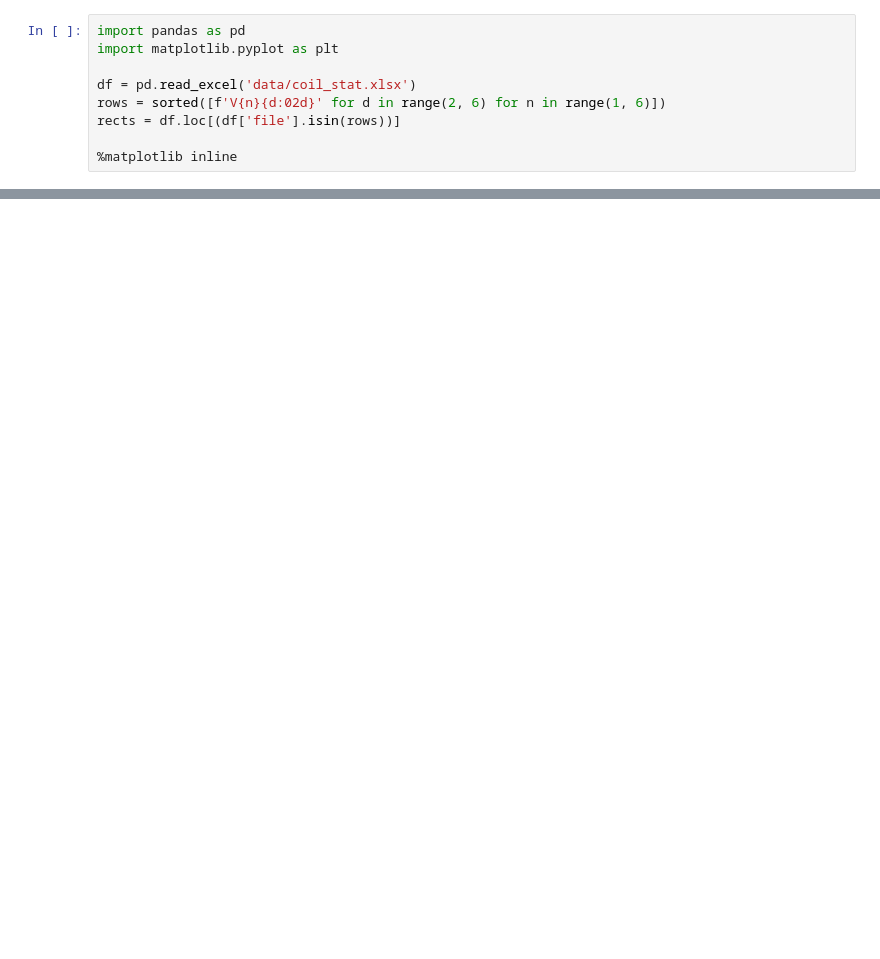
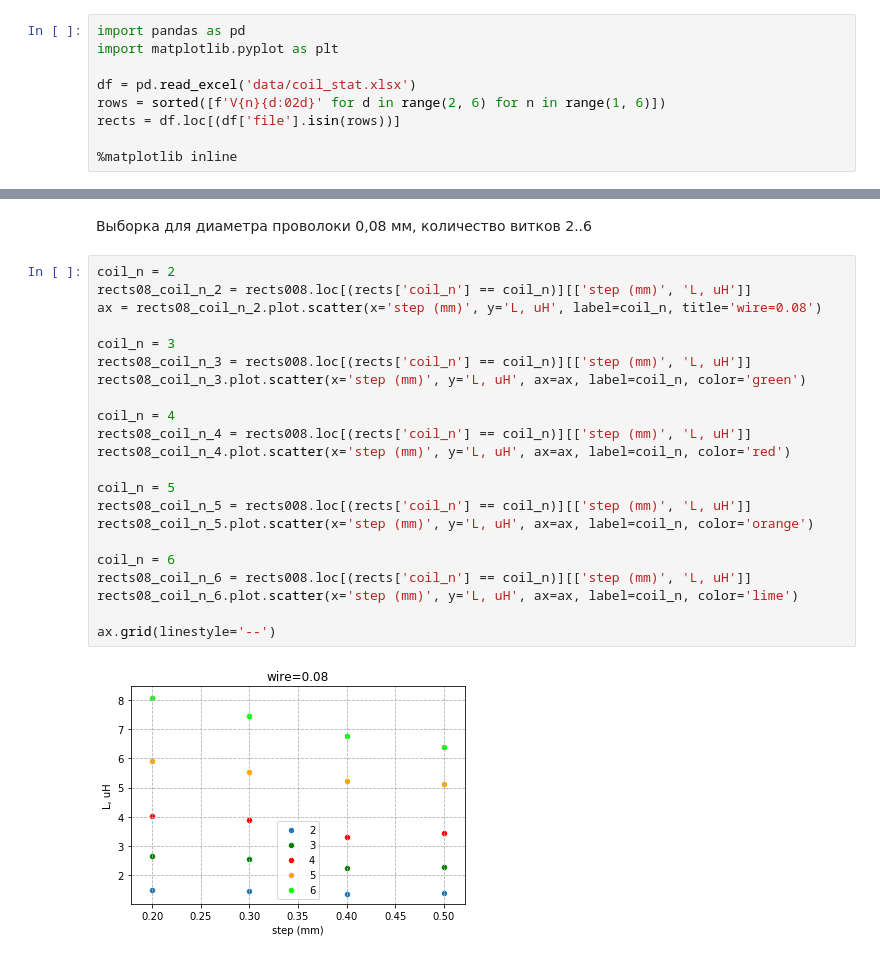
Before and after one commit to igrekus/coil-report, a Jupyter notebook: coil-report.ipynb, the cells around one changed output, grey strips where cells are left out. Drawn from its saved outputs; the diff is of its cells as text; blank space fills up the shorter version.

```diff
--- a/coil-report.ipynb
+++ b/coil-report.ipynb
@@ -53,0 +62,26 @@ rects08_03.plot.scatter(x='coil_n', y='L, uH', ax=ax, label=step, color='orange'
+# %% [markdown]
+Выборка для диаметра проволоки 0,08 мм, количество витков 2..6
+# %%
+coil_n = 2
+rects08_coil_n_2 = rects008.loc[(rects['coil_n'] == coil_n)][['step (mm)', 'L, uH']]
+ax = rects08_coil_n_2.plot.scatter(x='step (mm)', y='L, uH', label=coil_n, title='wire=0.08')
+
+coil_n = 3
+rects08_coil_n_3 = rects008.loc[(rects['coil_n'] == coil_n)][['step (mm)', 'L, uH']]
+rects08_coil_n_3.plot.scatter(x='step (mm)', y='L, uH', ax=ax, label=coil_n, color='green')
+
+coil_n = 4
+rects08_coil_n_4 = rects008.loc[(rects['coil_n'] == coil_n)][['step (mm)', 'L, uH']]
+rects08_coil_n_4.plot.scatter(x='step (mm)', y='L, uH', ax=ax, label=coil_n, color='red')
+
+coil_n = 5
+rects08_coil_n_5 = rects008.loc[(rects['coil_n'] == coil_n)][['step (mm)', 'L, uH']]
+rects08_coil_n_5.plot.scatter(x='step (mm)', y='L, uH', ax=ax, label=coil_n, color='orange')
+
+coil_n = 6
+rects08_coil_n_6 = rects008.loc[(rects['coil_n'] == coil_n)][['step (mm)', 'L, uH']]
+rects08_coil_n_6.plot.scatter(x='step (mm)', y='L, uH', ax=ax, label=coil_n, color='lime')
+
+ax.grid(linestyle='--')
+# %% [output]
+[figure, added]
```
Also changed, not shown: parts of 7 cells of this notebook.
